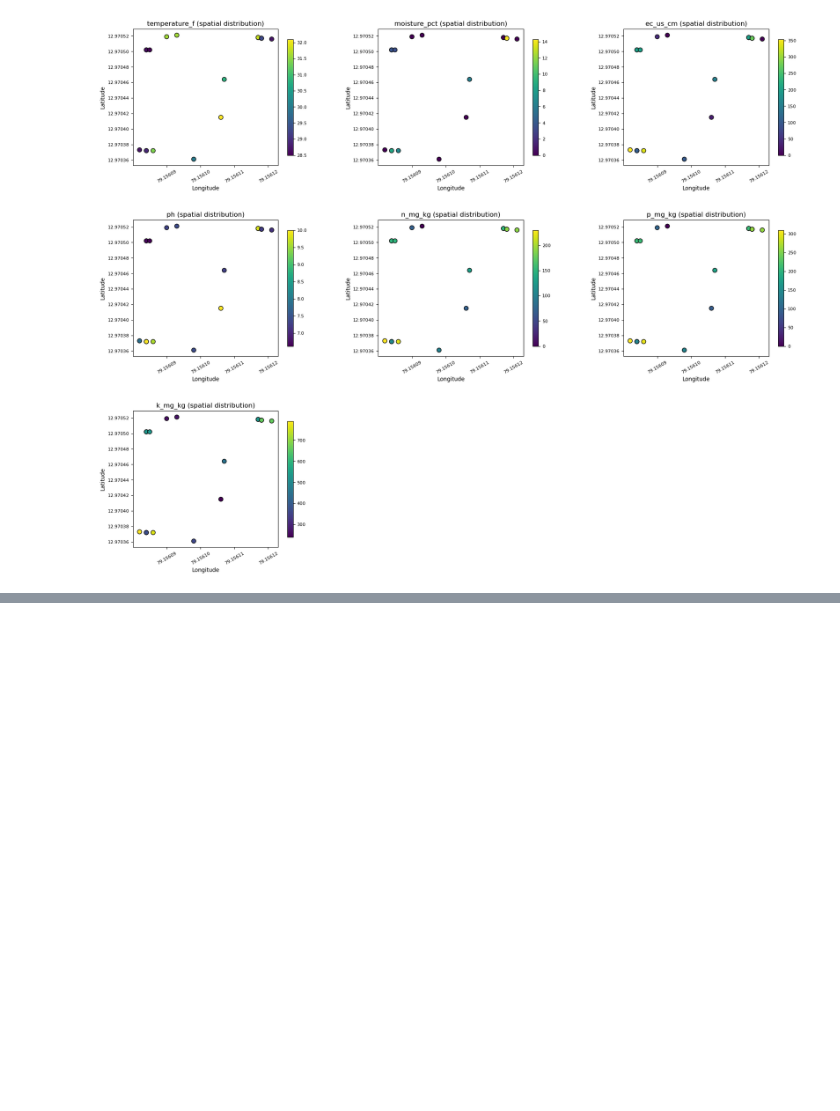
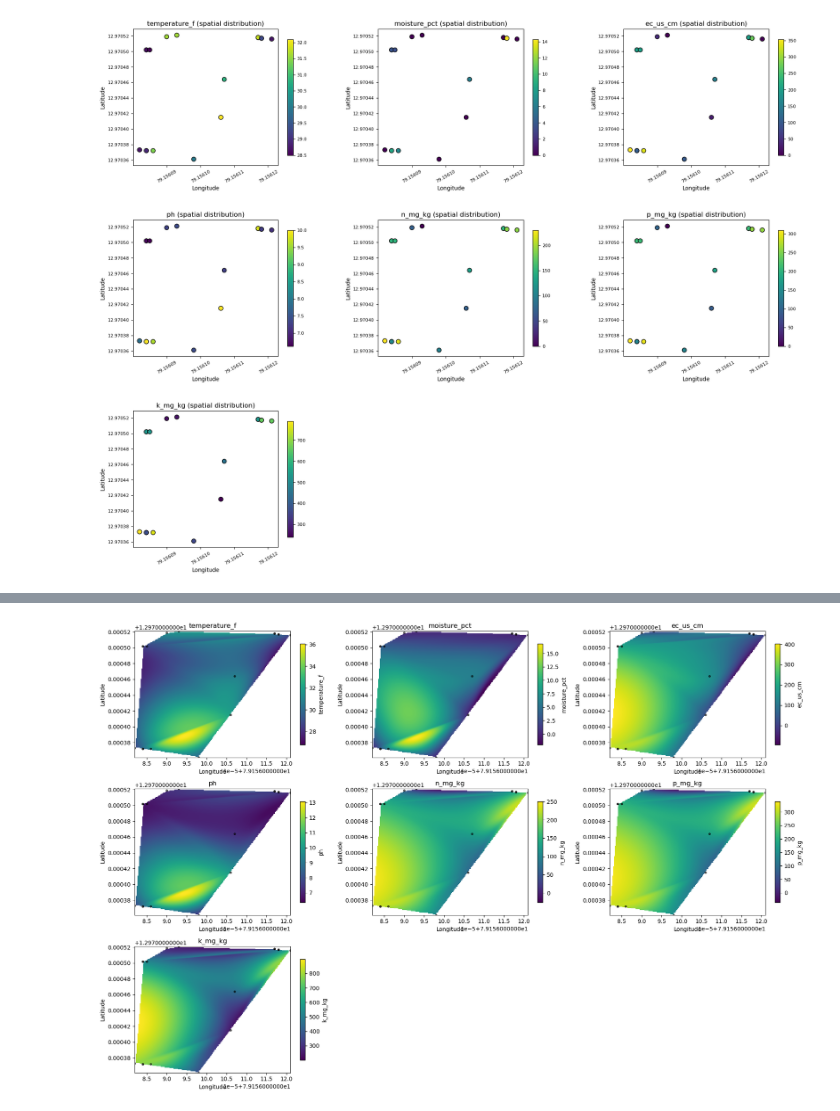
Before and after one commit to AnirudhaDG/agro_rover, a Jupyter notebook: data_analytics_updated.ipynb, the cells around one changed output, grey strips where cells are left out. Saved outputs shown, nothing was run; the diff lists cells and outputs as text; code cells hidden in the pictures; blank space fills up the shorter version.

```diff
--- a/data_analytics_updated.ipynb
+++ b/data_analytics_updated.ipynb
@@ -129,0 +162,48 @@ plt.show()
+# %%
+df_clean = df.dropna(subset=["latitude", "longitude"] + metrics)
+
+lat = df_clean["latitude"].values
+lon = df_clean["longitude"].values
+
+# Define voxel grid resolution (increase 200j for smoother maps)
+grid_x, grid_y = np.mgrid[
+    lon.min():lon.max():200j,
+    lat.min():lat.max():200j
+]
+
+# Subplots
+n = len(metrics)
+cols = 3
+rows = int(np.ceil(n / cols))
+
+fig, axes = plt.subplots(rows, cols, figsize=(18, 12))
+axes = axes.flatten()
+
+for i, metric in enumerate(metrics):
+    values = df_clean[metric].values
+
+    try:
+        grid_z = griddata((lon, lat), values, (grid_x, grid_y), method="cubic")
+    except Exception:
+        grid_z = griddata((lon, lat), values, (grid_x, grid_y), method="linear")
+
+    # Plot heatmap
+    im = axes[i].imshow(
+        grid_z.T, extent=(lon.min(), lon.max(), lat.min(), lat.max()),
+        origin="lower", cmap="viridis", aspect="auto"
+    )
+    fig.colorbar(im, ax=axes[i], label=metric, shrink=0.8)
+    axes[i].scatter(lon, lat, c="k", s=10, alpha=0.6)
+    axes[i].set_title(metric)
+    axes[i].set_xlabel("Longitude")
+    axes[i].set_ylabel("Latitude")
+
+# Hide unused axes
+for j in range(i + 1, len(axes)):
+    axes[j].axis("off")
+
+plt.tight_layout()
+plt.savefig("./plots/spatial_heatmaps.png", dpi=300, bbox_inches="tight")
+plt.show()
+# %% [output]
+[figure, added]
```
Also changed, not shown: parts of 7 cells of this notebook, 9 other files.
